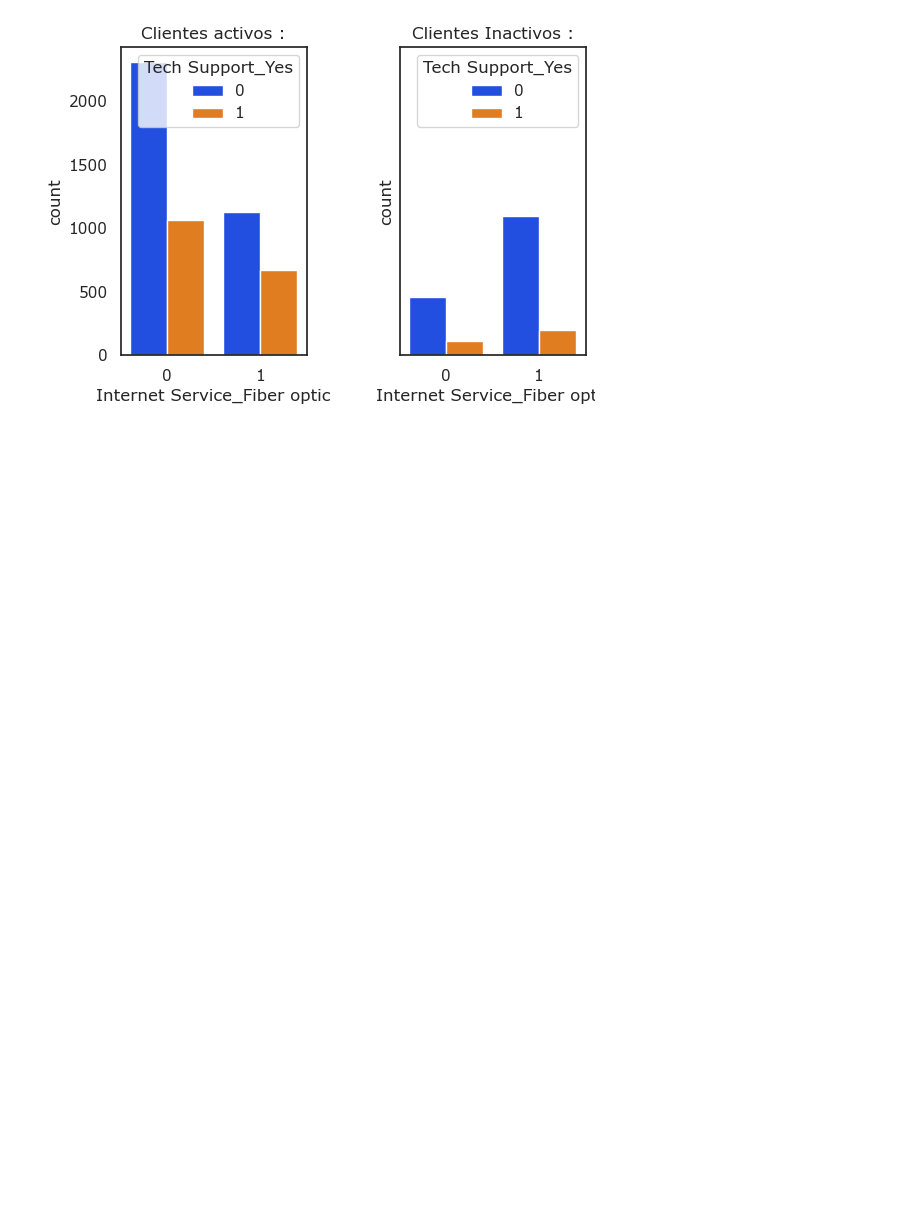
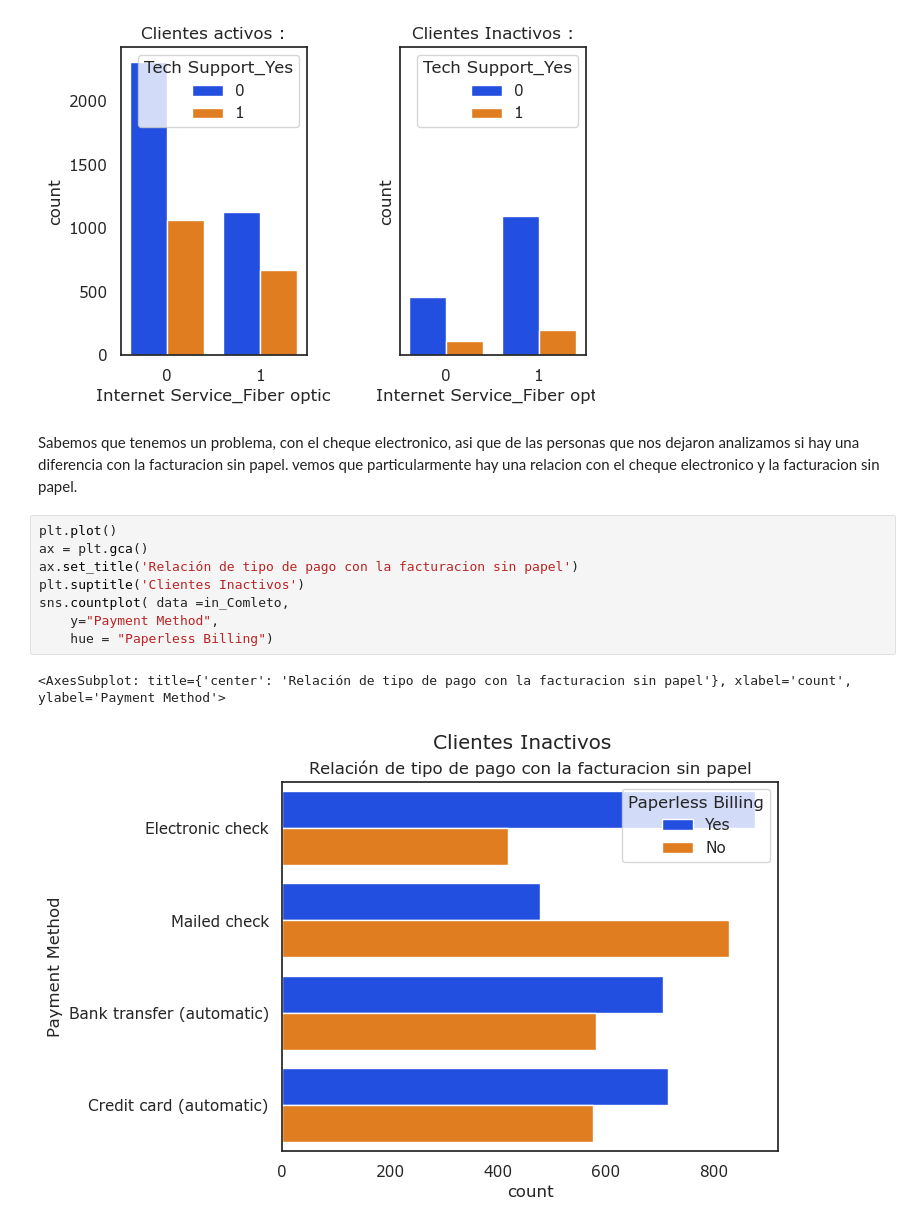
Before and after one commit to Brayam1998/dataScience_Churn, a Jupyter notebook: proyecto churn/Analisis_exploratorio/analisisL1.ipynb, the cells around one changed output. Saved outputs shown, nothing was run; the diff lists cells and outputs as text; blank space fills up the shorter version.

```diff
--- a/proyecto churn/Analisis_exploratorio/analisisL1.ipynb
+++ b/proyecto churn/Analisis_exploratorio/analisisL1.ipynb
@@ -342,3 +329,16 @@ sns.countplot( ax = ax2 , data = df_inactivo,
 # %% [output]
 <AxesSubplot: title={'center': 'Clientes Inactivos :'}, xlabel='Internet Service_Fiber optic', ylabel='count'>
 [figure]
+# %% [markdown]
+Sabemos que tenemos un problema, con el cheque electronico, asi que de las personas que nos dejaron analizamos si hay una diferencia con la facturacion sin papel. vemos que particularmente hay una relacion con el cheque electronico y la facturacion sin papel.
+# %%
+plt.plot()
+ax = plt.gca()
+ax.set_title('Relación de tipo de pago con la facturacion sin papel')
+plt.suptitle('Clientes Inactivos')
+sns.countplot( data =in_Comleto,
+    y="Payment Method",
+    hue = "Paperless Billing")
+# %% [output]
+<AxesSubplot: title={'center': 'Relación de tipo de pago con la facturacion sin papel'}, xlabel='count', ylabel='Payment Method'>
+[figure, added]
```
Also changed, not shown: parts of 19 cells of this notebook.
